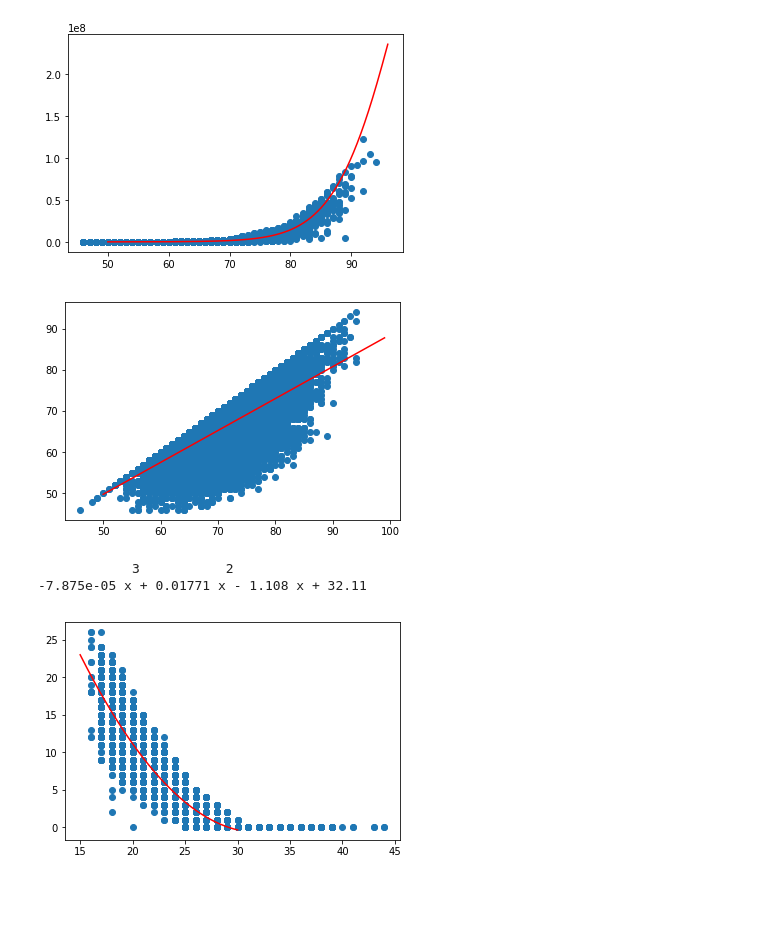
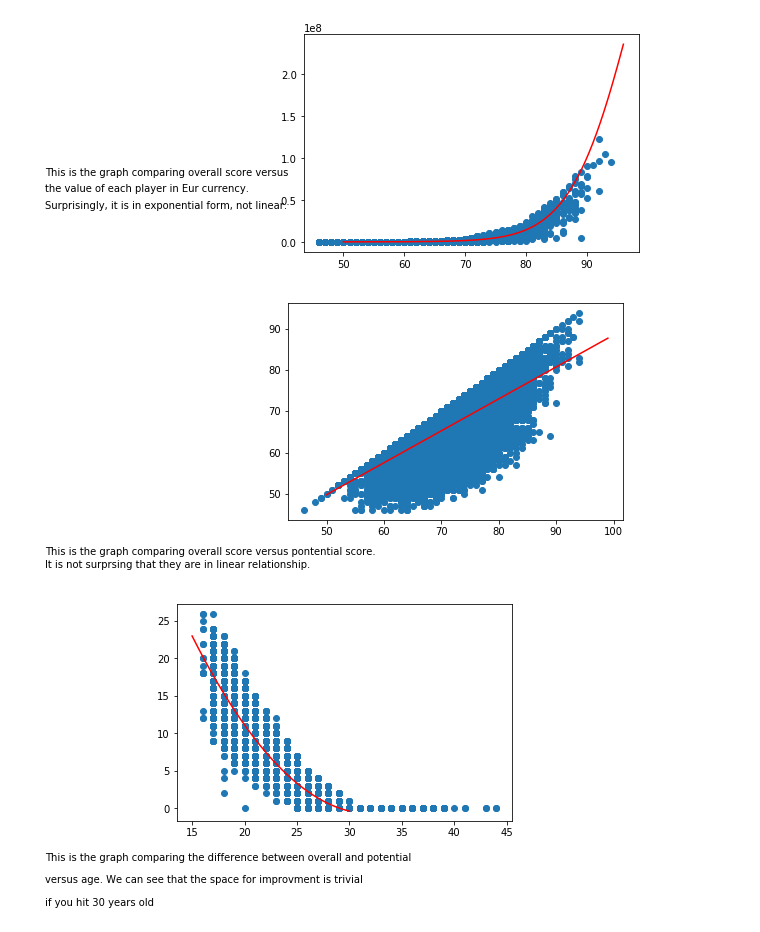
Before and after one commit to 20001LastOrder/PlayerMatch, a Jupyter notebook: ProjectDataDive.ipynb, the cells around one changed output. Drawn from its saved outputs; the diff is of its cells as text; code cells hidden in the pictures; blank space fills up the shorter version.

```diff
--- a/ProjectDataDive.ipynb
+++ b/ProjectDataDive.ipynb
@@ -2,12 +2,13 @@
 import pylab
 import csv
 import numpy as np
-import seaborn as sns
+from scipy.stats import norm
+import matplotlib.pyplot as plt
 from scipy.optimize import curve_fit
-with open('C:\Users\chenp\Desktop\Project\complete.csv','rb') as csvfile:
+with open('complete.csv','rb') as csvfile:
     reader = csv.reader(csvfile)
     i = 0
-    x = [[],[],[],[],[]]
+    x = [[],[],[],[],[],[],[]]
     for row in reader:
         if(i != 0):
            # print row[] + ", " + row[2]
@@ -17,35 +18,37 @@ with open('C:\Users\chenp\Desktop\Project\complete.csv','rb') as csvfile:
                 x[2].append(float(row[6]))
                 x[3].append(float(row[9]))
                 x[4].append(row[12])
+                x[5].append(float(row[14]))
+                x[6].append(float(row[15]))
         else:
             i = i +1
 # %%
 
 def exponenial_func(x, a, b, c):
     return a*np.exp(-b*x)+c
     popt, pcov = curve_fit(exponenial_func, x, y, p0=(1, 1e-6, 1))
 
 xp = np.linspace(50, 96, 1000)
 p4 = np.poly1d(np.polyfit(x[0], np.log(x[2]), 3))
 pylab.scatter(x[0], x[2])
 pylab.plot(xp, np.exp(p4(xp)), c='r')
-pylab.show()
+plt.text(1,80000000, 'This is the graph comparing overall score versus')
+plt.text(1,60000000, 'the value of each player in Eur currency.')
+plt.text(1,40000000, 'Surprisingly, it is in exponential form, not linear.')
+plt.show()
 # %% [output]
-[figure, old version]
+[figure, new version]
 # %%
-from scipy.stats import norm
-import matplotlib.pyplot as plt
 overAndPo = np.poly1d(np.polyfit(x[3], x[0], 1))
 
 xp = np.linspace(50, 99, 1000)
 plt.scatter(x[3], x[0])
 plt.plot(xp, overAndPo(xp),c = 'r')
+plt.text(1,35, 'This is the graph comparing overall score versus pontential score.')
+plt.text(1,32, 'It is not surprsing that they are in linear relationship.')
 plt.show()
-print p4
 # %% [output]
-[figure, old version]
+[figure, new version]
-            3           2
--7.875e-05 x + 0.01771 x - 1.108 x + 32.11
 # %%
 gap = []
 for i in range(0, len(x[0])):
@@ -54,9 +57,12 @@ gapMatchAge = np.poly1d(np.polyfit(x[1], gap, 2))
 xp = np.linspace(15, 30, 1000)
 plt.scatter(x[1], gap)
 plt.plot(xp, gapMatchAge(xp),c = 'r')
+plt.text(1,-7, 'This is the graph comparing the difference between overall and potential')
+plt.text(1,-10, 'versus age. We can see that the space for improvment is trivial')
+plt.text(1,-13, 'if you hit 30 years old.')
 plt.show()
 # %% [output]
-[figure, old version]
+[figure, new version]
 # %%
 
 birth = [[],[]]
```
Also changed, not shown: parts of 1 cell of this notebook.
